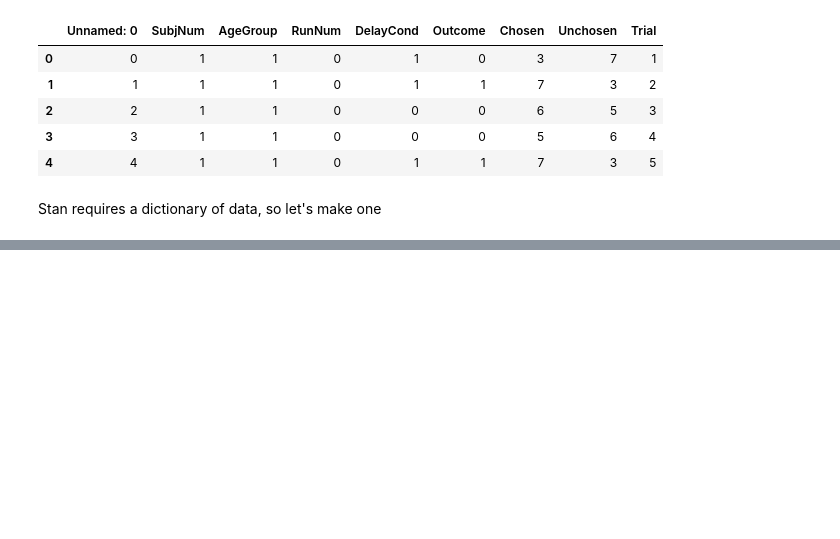
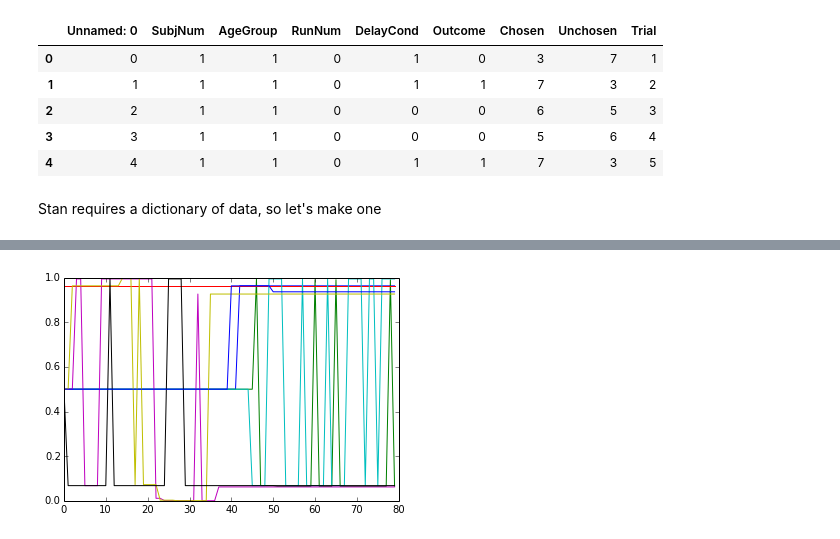
Before and after one commit to jmxpearson/bayesrl, a Jupyter notebook: Model0.ipynb, the cells around one changed output, grey strips where cells are left out. Cells and saved outputs as stored; diff of their text form; code cells hidden in the pictures; blank space fills up the shorter version.

```diff
--- a/Model0.ipynb
+++ b/Model0.ipynb
@@ -98,0 +113,6 @@ fit.plot('beta');
+# %%
+# plot mean posterior Q values across task
+subj = 0
+plt.plot(np.mean(samples['Q'], 0)[subj]);
+# %% [output]
+[figure, added]
```
Also changed, not shown: parts of 8 cells of this notebook, 4 other files.
